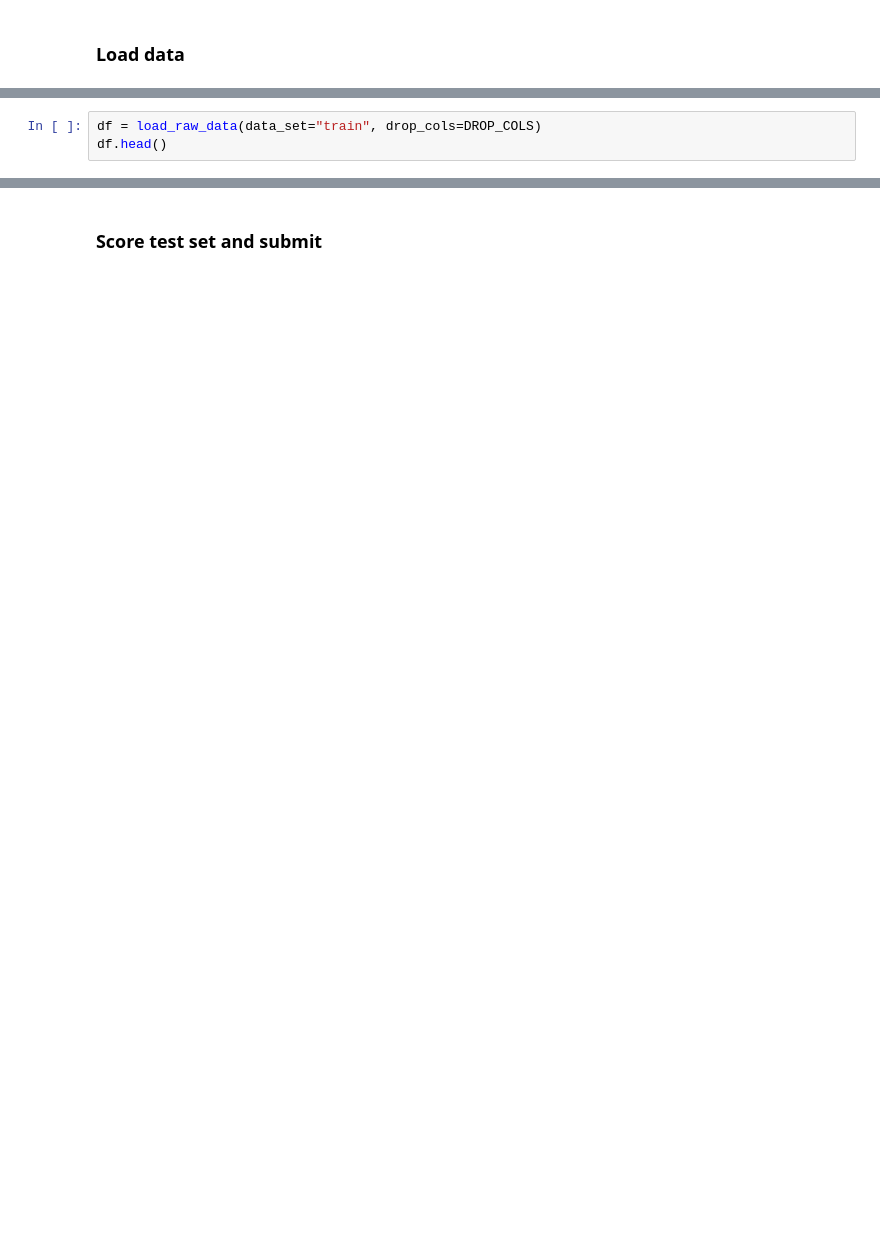
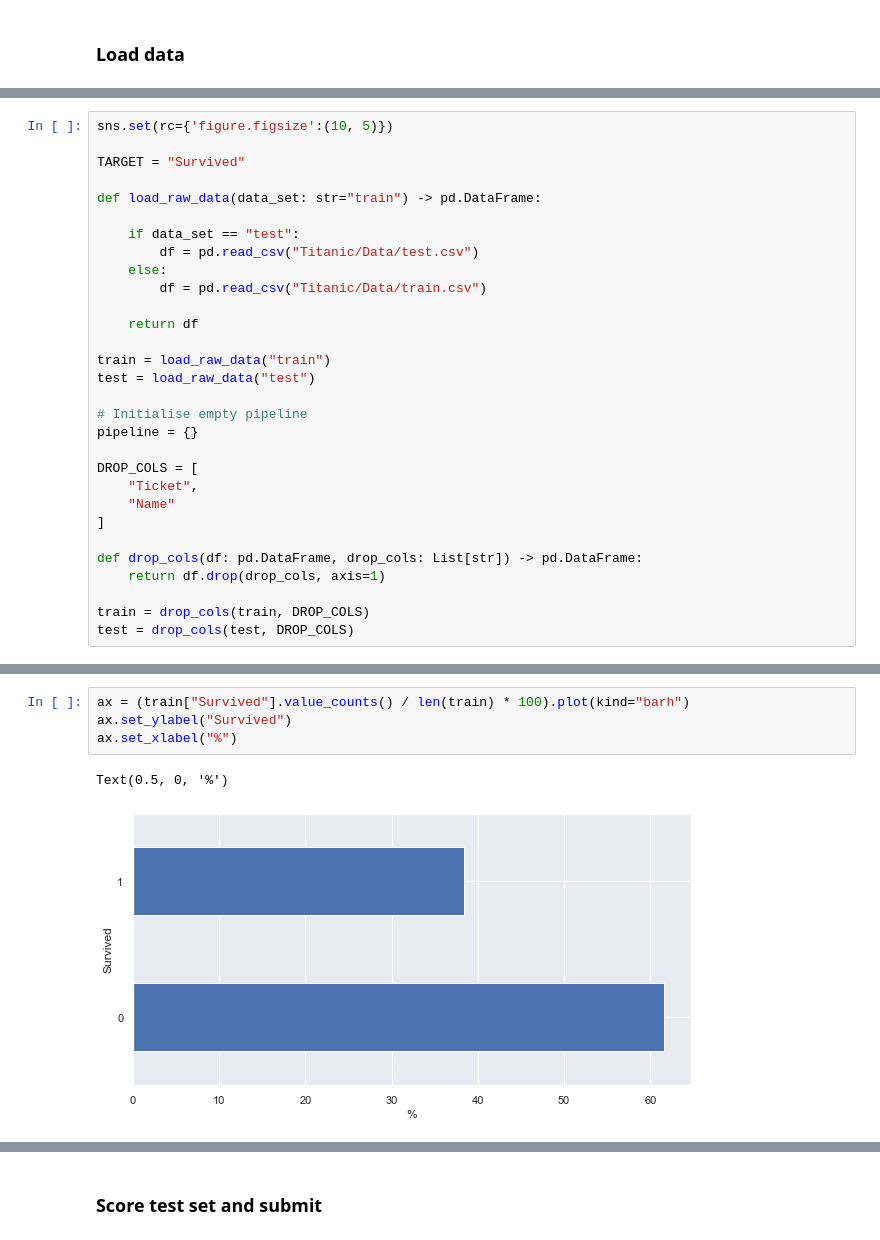
Before and after one commit to jdidcote/kaggle-competitions, a Jupyter notebook: Titanic/Titanic.ipynb, the cells around one changed output, grey strips where cells are left out. Drawn from its saved outputs; the diff is of its cells as text; blank space fills up the shorter version.

Commit message:
Redid titanic from scratch

```diff
--- a/Titanic/Titanic.ipynb
+++ b/Titanic/Titanic.ipynb
@@ -67,3 +69,0 @@ def load_raw_data(data_set="train", drop_cols=None):
-# %%
-df = load_raw_data(data_set="train", drop_cols=DROP_COLS)
-df.head()
@@ -216,0 +70,30 @@ baseline_performance = AutoMLBaseline(X, y, scoring="accuracy", n_cv=3).run_expe
+# %%
+sns.set(rc={'figure.figsize':(10, 5)})
+
+TARGET = "Survived"
+
+def load_raw_data(data_set: str="train") -> pd.DataFrame:
+
+    if data_set == "test":
+        df = pd.read_csv("Titanic/Data/test.csv")
+    else:
+        df = pd.read_csv("Titanic/Data/train.csv")
+
+    return df
+
+train = load_raw_data("train")
+test = load_raw_data("test")
+
+# Initialise empty pipeline
+pipeline = {}
+
+DROP_COLS = [
+    "Ticket",
+    "Name"
+]
+
+def drop_cols(df: pd.DataFrame, drop_cols: List[str]) -> pd.DataFrame:
+    return df.drop(drop_cols, axis=1)
+
+train = drop_cols(train, DROP_COLS)
+test = drop_cols(test, DROP_COLS)
@@ -216,0 +116,7 @@ baseline_performance = AutoMLBaseline(X, y, scoring="accuracy", n_cv=3).run_expe
+# %%
+ax = (train["Survived"].value_counts() / len(train) * 100).plot(kind="barh")
+ax.set_ylabel("Survived")
+ax.set_xlabel("%")
+# %% [output]
+Text(0.5, 0, '%')
+[figure, added]
```
Also changed, not shown: parts of 68 cells of this notebook, 2 other files.
